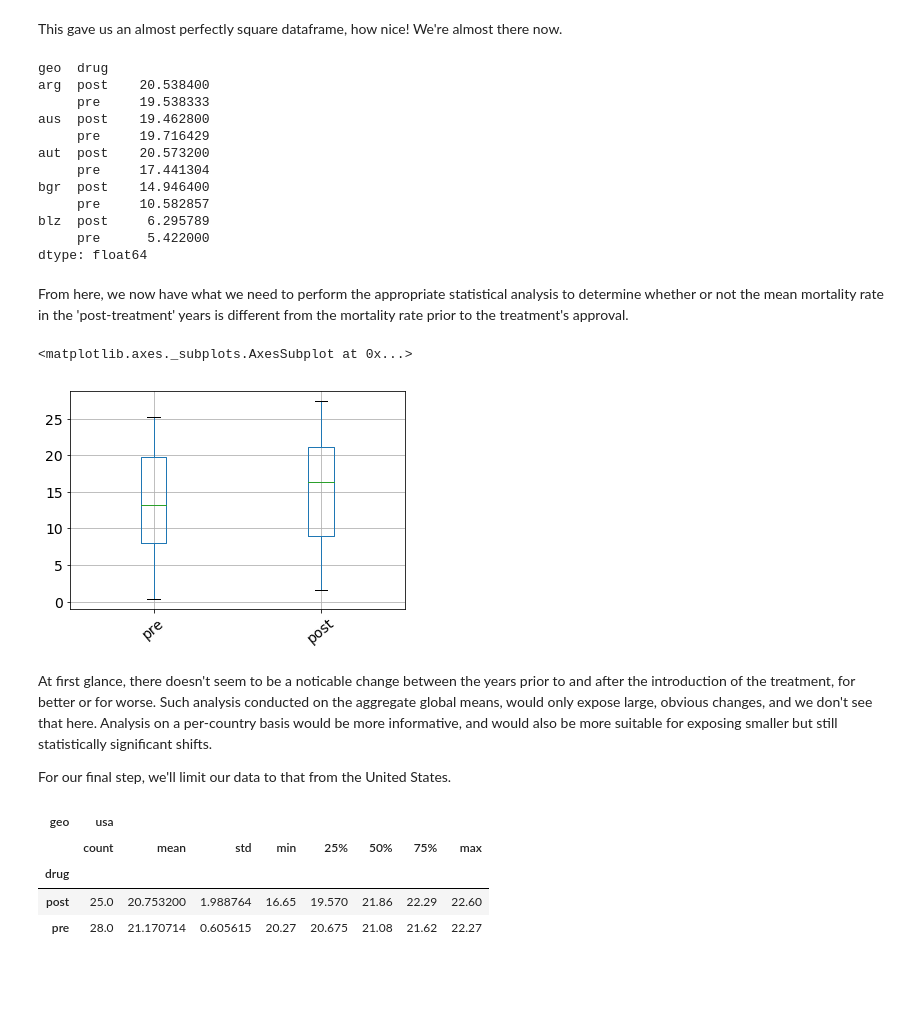
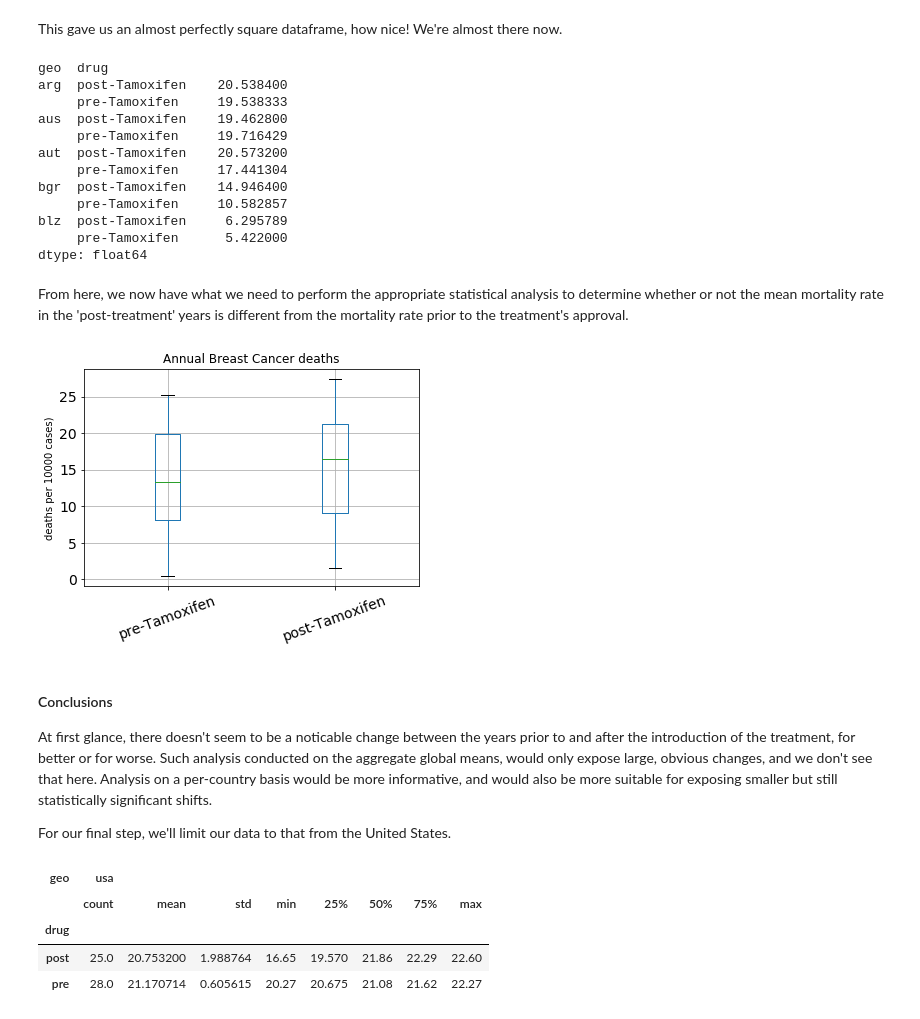
Before and after one commit to njcaminiti/gapminder--systema_globalis, a Jupyter notebook: Investigate_a_Dataset.ipynb, the cells around one changed output. Drawn from its saved outputs; the diff is of its cells as text; code cells hidden in the pictures; blank space fills up the shorter version.

```diff
--- a/Investigate_a_Dataset.ipynb
+++ b/Investigate_a_Dataset.ipynb
@@ -412,33 +424,36 @@ This gave us an almost perfectly square dataframe, how nice! We're almost there
 # %%
 # Create group labels
 bcancer = bcancer.T.astype(float)
-bcancer.loc[:1978, 'drug'] = 'pre'
-bcancer.loc[1978:, 'drug'] = 'post'
+bcancer.loc[:1978, 'drug'] = 'pre-Tamoxifen'
+bcancer.loc[1978:, 'drug'] = 'post-Tamoxifen'
 
 # take a look at the means by group to see if our operations worked
 allstats = bcancer.groupby('drug').mean()
 allstats.unstack().head(10)
 # %% [output]
 geo  drug
-arg  post    20.538400
-     pre     19.538333
-aus  post    19.462800
-     pre     19.716429
-aut  post    20.573200
-     pre     17.441304
-bgr  post    14.946400
-     pre     10.582857
-blz  post     6.295789
-     pre      5.422000
+arg  post-Tamoxifen    20.538400
+     pre-Tamoxifen     19.538333
+aus  post-Tamoxifen    19.462800
+     pre-Tamoxifen     19.716429
+aut  post-Tamoxifen    20.573200
+     pre-Tamoxifen     17.441304
+bgr  post-Tamoxifen    14.946400
+     pre-Tamoxifen     10.582857
+blz  post-Tamoxifen     6.295789
+     pre-Tamoxifen      5.422000
 dtype: float64
 # %% [markdown]
 From here, we now have what we need to perform the appropriate statistical analysis to determine whether or not the mean mortality rate in the 'post-treatment' years is different from the mortality rate prior to the treatment's approval.
 # %%
-allstats.T[['pre', 'post']].boxplot(rot=40, fontsize=14)
+allstats.T[['pre-Tamoxifen', 'post-Tamoxifen']].boxplot(rot=20, fontsize=14)
+plt.title("Annual Breast Cancer deaths")
+plt.ylabel('deaths per 10000 cases)')
+plt.show()
 # %% [output]
-<matplotlib.axes._subplots.AxesSubplot at 0x...>
-[figure, old version]
+[figure, new version]
 # %% [markdown]
+#### Conclusions
 At first glance, there doesn't seem to be a noticable change between the years prior to and after the introduction of the treatment, for better or for worse. Such analysis conducted on the aggregate global means, would only expose large, obvious changes, and we don't see that here. Analysis on a per-country basis would be more informative, and would also be more suitable for exposing smaller but still statistically significant shifts.
 
 For our final step, we'll limit our data to that from the United States.
```
Also changed, not shown: parts of 13 cells of this notebook.
